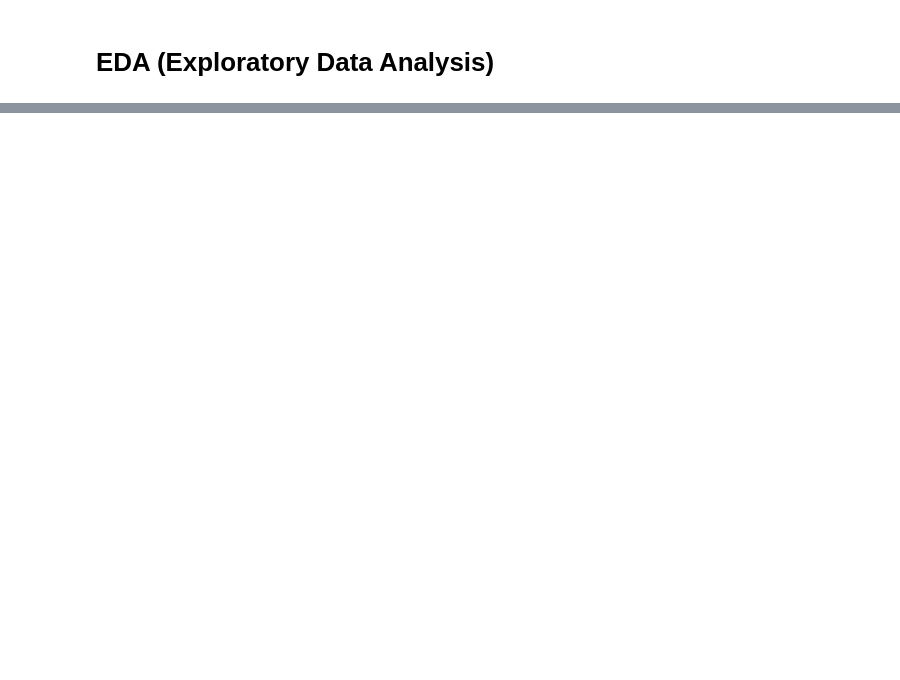
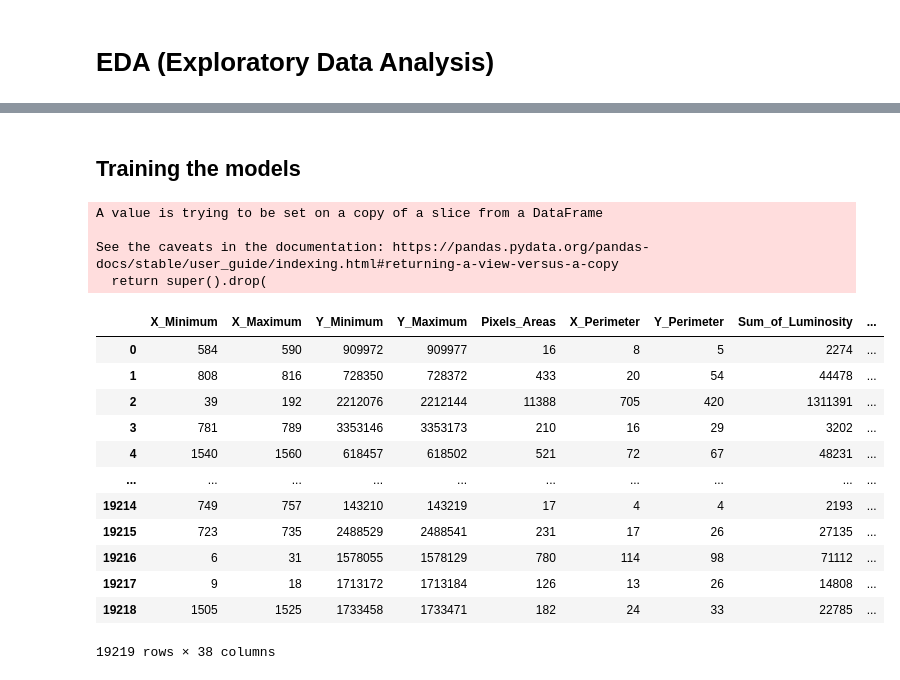
Before and after one commit to endritmustafa96/Steel-Plate-Defect-Prediction, a Jupyter notebook: Notebook/SteelPlateDefectPrediction_Kaggle.ipynb, the cells around one changed output, grey strips where cells are left out. Drawn from its saved outputs; the diff is of its cells as text; code cells hidden in the pictures; blank space fills up the shorter version.

```diff
--- a/Notebook/SteelPlateDefectPrediction_Kaggle.ipynb
+++ b/Notebook/SteelPlateDefectPrediction_Kaggle.ipynb
@@ -175,0 +184,17 @@ plt.show();
+# %%
+def feature_engineering(df):
+    """
+    This function is created to make the feature engineering process of this dataset
+    """
+
+    df['X_distance'] = df['X_Maximum'] - df['X_Minimum']
+    df['Y_distance'] = df['Y_Maximum'] - df['Y_Minimum']
+
+    df['Color_contrast'] = df['Maximum_of_Luminosity'] - df['Minimum_of_Luminosity']
+
+    # Density Feature
+    df['Density'] = df['Pixels_Areas'] / (df['X_Perimeter'] + df['Y_Perimeter'])
+
+    return df
+# %%
+total_df = feature_engineering(total_df)
@@ -175,0 +230,2 @@ plt.show();
+# %% [markdown]
+## Training the models
@@ -175,0 +236,28 @@ plt.show();
+# %%
+# Spliting train and test df after processing
+
+train_df = total_df[:train_df.shape[0]]
+test_df = total_df[train_df.shape[0]:].dropna(axis=1)
+# %%
+# Df that will be used for train
+train_df.drop('id', axis=1,inplace=True)
+
+train_df
+# %% [output]
+A value is trying to be set on a copy of a slice from a DataFrame
+
+See the caveats in the documentation: https://pandas.pydata.org/pandas-docs/stable/user_guide/indexing.html#returning-a-view-versus-a-copy
+  return super().drop(
+|  | X_Minimum | X_Maximum | Y_Minimum | Y_Maximum | Pixels_Areas | X_Perimeter | Y_Perimeter | Sum_of_Luminosity | ... |
+| 0 | 584 | 590 | 909972 | 909977 | 16 | 8 | 5 | 2274 | ... |
+| 1 | 808 | 816 | 728350 | 728372 | 433 | 20 | 54 | 44478 | ... |
+| 2 | 39 | 192 | 2212076 | 2212144 | 11388 | 705 | 420 | 1311391 | ... |
+| 3 | 781 | 789 | 3353146 | 3353173 | 210 | 16 | 29 | 3202 | ... |
+| 4 | 1540 | 1560 | 618457 | 618502 | 521 | 72 | 67 | 48231 | ... |
+| ... | ... | ... | ... | ... | ... | ... | ... | ... | ... |
+| 19214 | 749 | 757 | 143210 | 143219 | 17 | 4 | 4 | 2193 | ... |
+| 19215 | 723 | 735 | 2488529 | 2488541 | 231 | 17 | 26 | 27135 | ... |
+| 19216 | 6 | 31 | 1578055 | 1578129 | 780 | 114 | 98 | 71112 | ... |
+| 19217 | 9 | 18 | 1713172 | 1713184 | 126 | 13 | 26 | 14808 | ... |
+| 19218 | 1505 | 1525 | 1733458 | 1733471 | 182 | 24 | 33 | 22785 | ... |
+19219 rows × 38 columns
```
Also changed, not shown: parts of 35 cells of this notebook, 1 other file.
